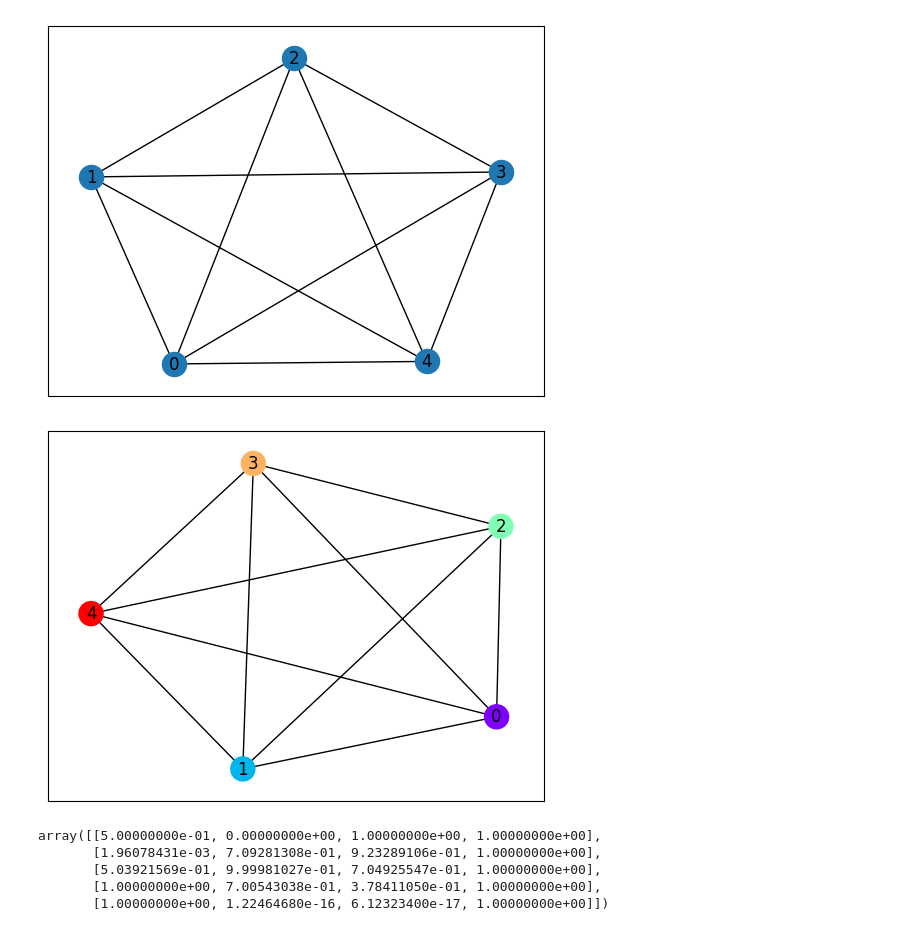
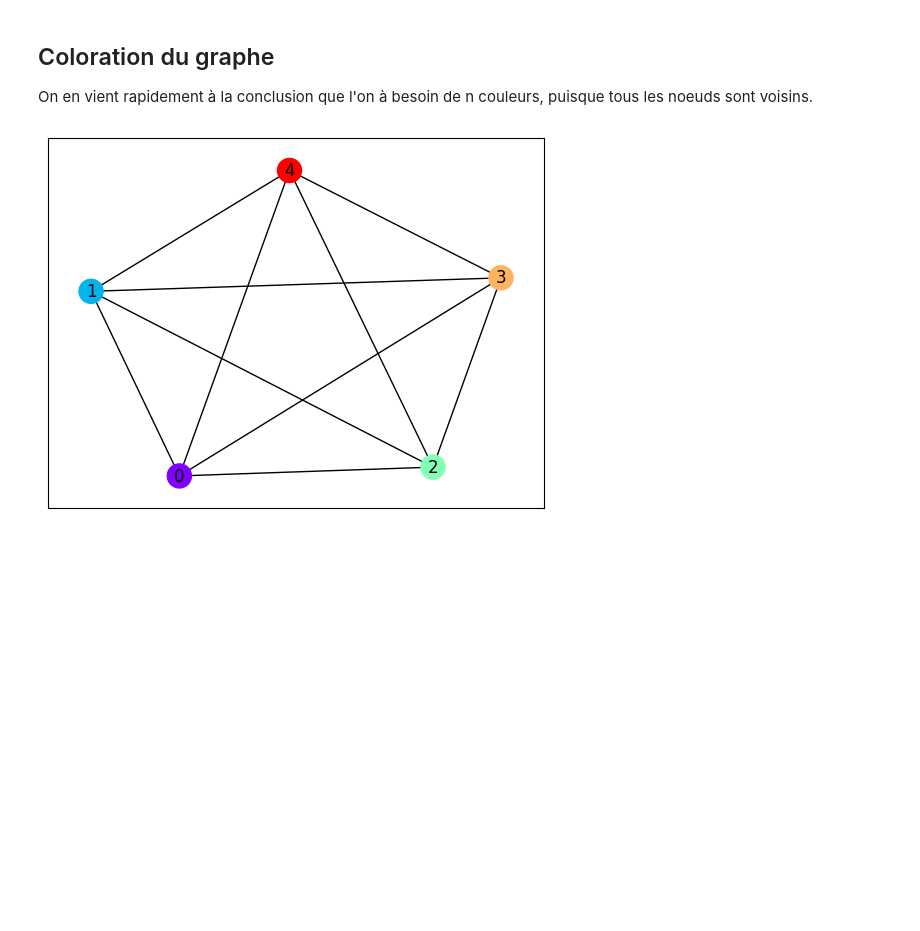
Before and after one commit to GwennGrs/Coloration-d-un-graphe, a Jupyter notebook: grapheComplet.ipynb, the cells around one changed output. Saved outputs shown, nothing was run; the diff lists cells and outputs as text; code cells hidden in the pictures; blank space fills up the shorter version.

```diff
--- a/grapheComplet.ipynb
+++ b/grapheComplet.ipynb
@@ -17,17 +21,13 @@ graphe_complet(5)
+# %% [markdown]
+## Coloration du graphe
+On en vient rapidement à la conclusion que l'on à besoin de n couleurs, puisque tous les noeuds sont voisins.
 # %%
 def color_complet_graphe(G):
-    pos = nx.spring_layout(G)
     colors = plt.cm.rainbow(np.linspace(0, 1, len(G.nodes)))
-    nx.draw_networkx(G, node_color=colors, with_labels=True)
+    nx.draw_networkx(G, pos=nx.spring_layout(G), node_color=colors, with_labels=True)
     plt.show()
-    return colors
 
-color_complet_graphe(graphe_complet(5))
+G = nx.complete_graph(5)
+color_complet_graphe(G)
 # %% [output]
-[figure, old version]
+[figure, new version]
-[figure, removed]
-array([[5.00000000e-01, 0.00000000e+00, 1.00000000e+00, 1.00000000e+00],
-       [1.96078431e-03, 7.09281308e-01, 9.23289106e-01, 1.00000000e+00],
-       [5.03921569e-01, 9.99981027e-01, 7.04925547e-01, 1.00000000e+00],
-       [1.00000000e+00, 7.00543038e-01, 3.78411050e-01, 1.00000000e+00],
-       [1.00000000e+00, 1.22464680e-16, 6.12323400e-17, 1.00000000e+00]])
```
Also changed, not shown: parts of 3 cells of this notebook, 2 other files.
